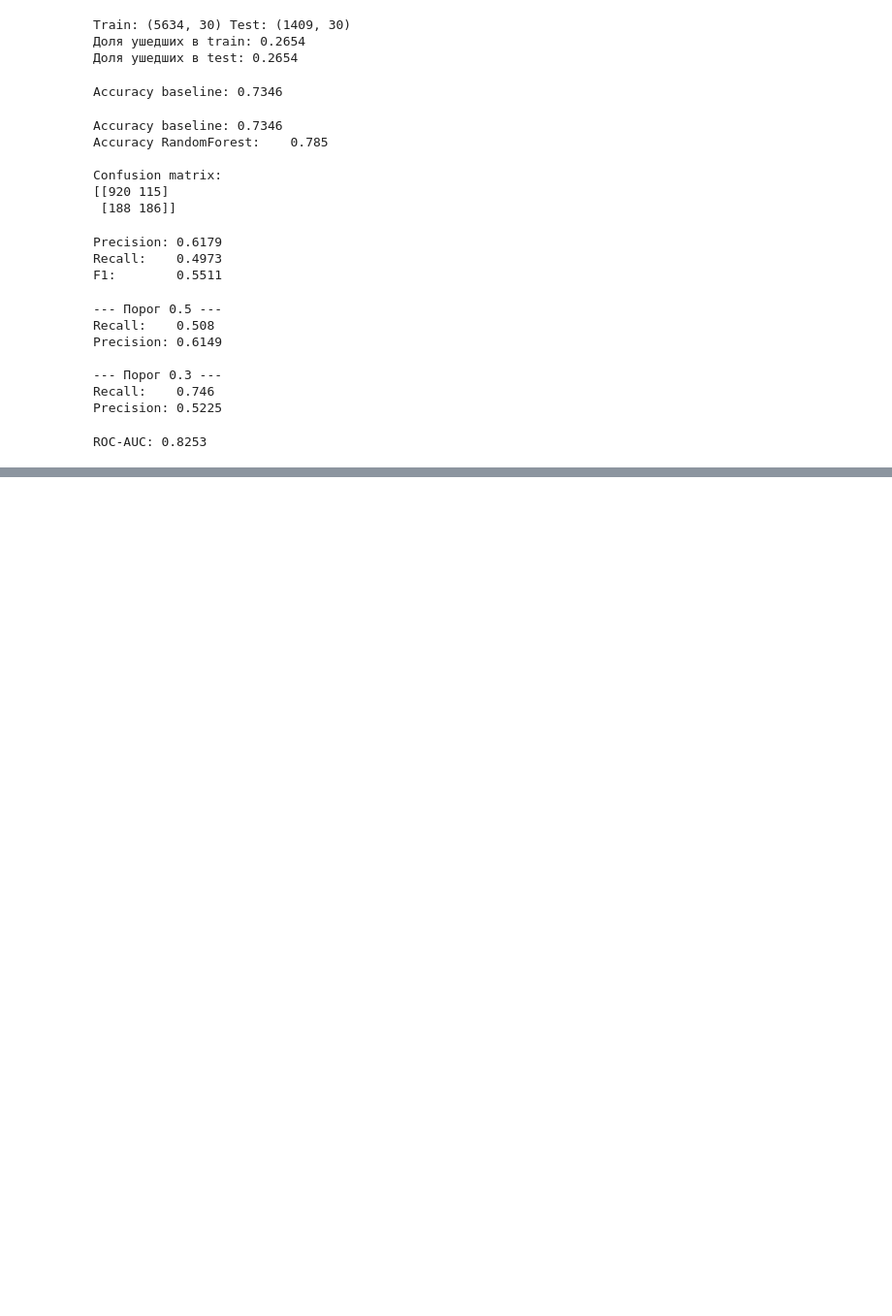
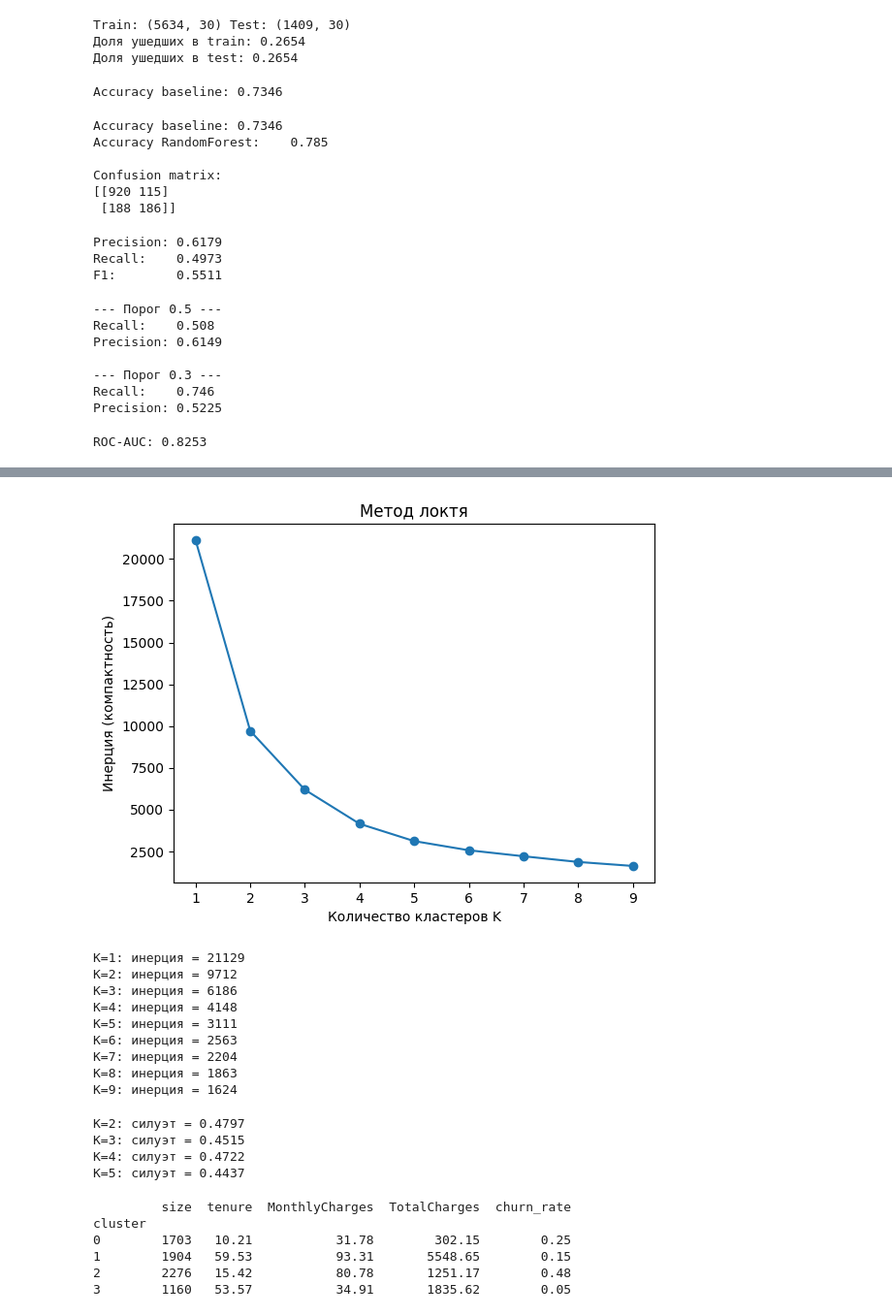
Before and after one commit to sm1ley68/telco-churn-prediction, a Jupyter notebook: telco_churn_prediction.ipynb, the cells around one changed output, grey strips where cells are left out. Shown at 97% size. Drawn from its saved outputs; the diff is of its cells as text; code cells hidden in the pictures; blank space fills up the shorter version.

```diff
--- a/telco_churn_prediction.ipynb
+++ b/telco_churn_prediction.ipynb
@@ -229,0 +246,3 @@ ROC-AUC: 0.8253
+# %%
+features = ['tenure', 'MonthlyCharges', 'TotalCharges']
+df[features].describe()
@@ -229,0 +259,10 @@ ROC-AUC: 0.8253
+# %%
+from sklearn.preprocessing import StandardScaler
+
+X_cluster = df[features]
+scaler = StandardScaler()
+X_scaled = scaler.fit_transform(X_cluster)
+
+# Проверим: после масштабирования mean≈0, std≈1 у всех признаков
+X_scaled_df = pd.DataFrame(X_scaled, columns=features)
+print(X_scaled_df.describe().round(2))
@@ -229,0 +279,64 @@ ROC-AUC: 0.8253
+# %%
+from sklearn.cluster import KMeans
+import matplotlib.pyplot as plt
+
+inertias = []
+K_range = range(1, 10)
+for k in K_range:
+    km = KMeans(n_clusters=k, random_state=42, n_init=10)
+    km.fit(X_scaled)
+    inertias.append(km.inertia_)
+
+plt.plot(K_range, inertias, marker='o')
+plt.xlabel('Количество кластеров K')
+plt.ylabel('Инерция (компактность)')
+plt.title('Метод локтя')
+plt.show()
+
+for k, inert in zip(K_range, inertias):
+    print(f"K={k}: инерция = {round(inert)}")
+# %% [output]
+[figure, added]
+K=1: инерция = 21129
+K=2: инерция = 9712
+K=3: инерция = 6186
+K=4: инерция = 4148
+K=5: инерция = 3111
+K=6: инерция = 2563
+K=7: инерция = 2204
+K=8: инерция = 1863
+K=9: инерция = 1624
+# %%
+from sklearn.metrics import silhouette_score
+
+for k in [2, 3, 4, 5]:
+    km = KMeans(n_clusters=k, random_state=42, n_init=10)
+    labels = km.fit_predict(X_scaled)
+    sil = silhouette_score(X_scaled, labels)
+    print(f"K={k}: силуэт = {round(sil, 4)}")
+# %% [output]
+K=2: силуэт = 0.4797
+K=3: силуэт = 0.4515
+K=4: силуэт = 0.4722
+K=5: силуэт = 0.4437
+# %%
+km = KMeans(n_clusters=4, random_state=42, n_init=10)
+df['cluster'] = km.fit_predict(X_scaled)
+
+# Портрет каждого сегмента: средние по признакам + размер + доля оттока
+profile = df.groupby('cluster').agg(
+    size=('cluster', 'size'),
+    tenure=('tenure', 'mean'),
+    MonthlyCharges=('MonthlyCharges', 'mean'),
+    TotalCharges=('TotalCharges', 'mean'),
+    churn_rate=('Churn', 'mean')
+).round(2)
+
+print(profile)
+# %% [output]
+         size  tenure  MonthlyCharges  TotalCharges  churn_rate
+cluster
+0        1703   10.21           31.78        302.15        0.25
+1        1904   59.53           93.31       5548.65        0.15
+2        2276   15.42           80.78       1251.17        0.48
+3        1160   53.57           34.91       1835.62        0.05
```
Also changed, not shown: parts of 11 cells of this notebook.
